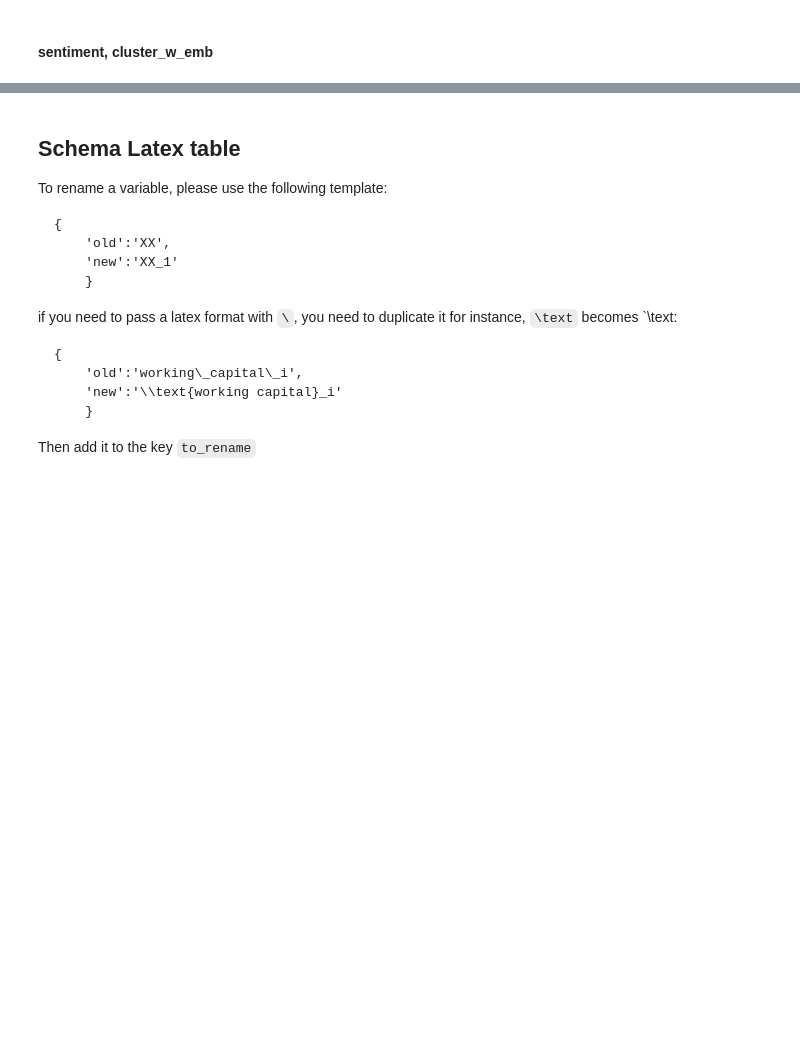
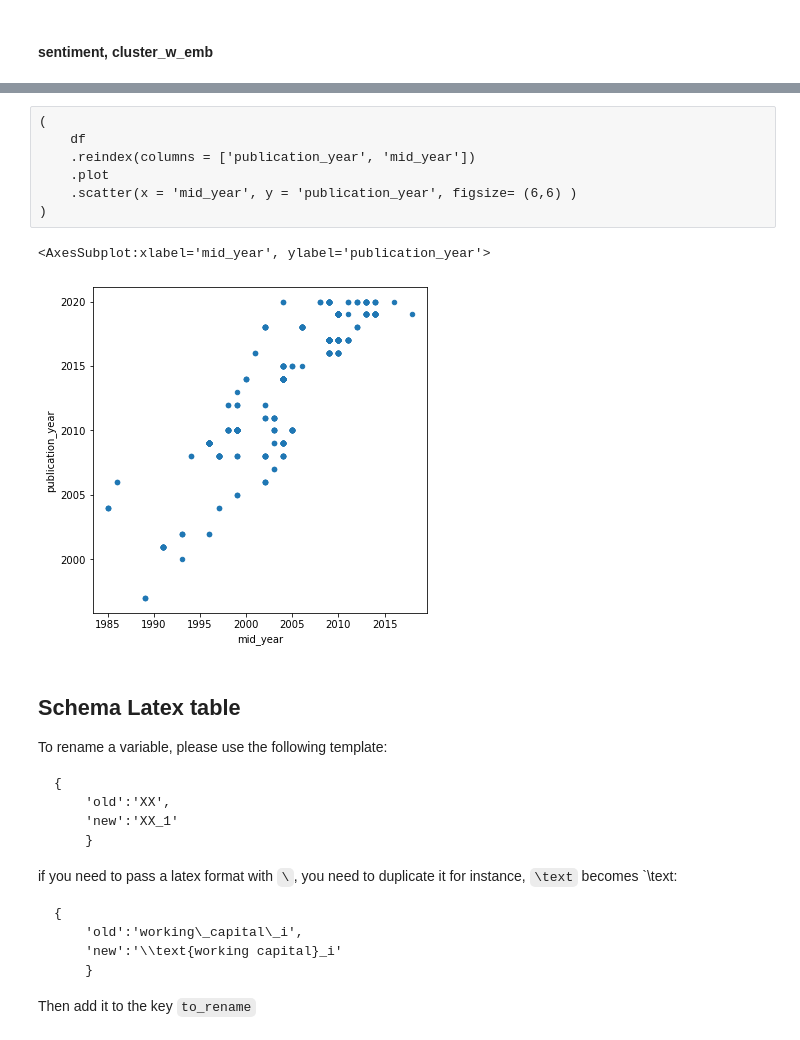
Before and after one commit to thomaspernet/esg_metadata, a Jupyter notebook: 02_data_analysis/01_model_train_evaluate/01_sign_of_effect/00_sign_of_effect_classification.ipynb, the cells around one changed output, grey strips where cells are left out. Drawn from its saved outputs; the diff is of its cells as text; blank space fills up the shorter version.

```diff
--- a/02_data_analysis/01_model_train_evaluate/01_sign_of_effect/00_sign_of_effect_classification.ipynb
+++ b/02_data_analysis/01_model_train_evaluate/01_sign_of_effect/00_sign_of_effect_classification.ipynb
@@ -1020,3 +1344,13 @@ pd.concat(
+# %%
+(
+    df
+    .reindex(columns = ['publication_year', 'mid_year'])
+    .plot
+    .scatter(x = 'mid_year', y = 'publication_year', figsize= (6,6) )
+)
+# %% [output]
+<AxesSubplot:xlabel='mid_year', ylabel='publication_year'>
+[figure, added]
 # %% [markdown]
 ## Schema Latex table
 
```
Also changed, not shown: parts of 46 cells of this notebook, 1 other file.
